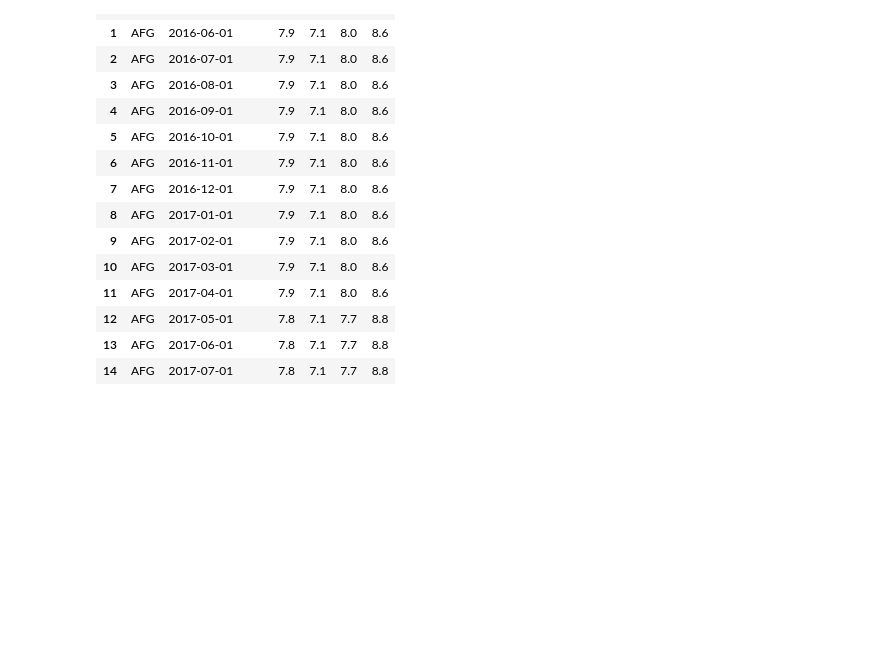
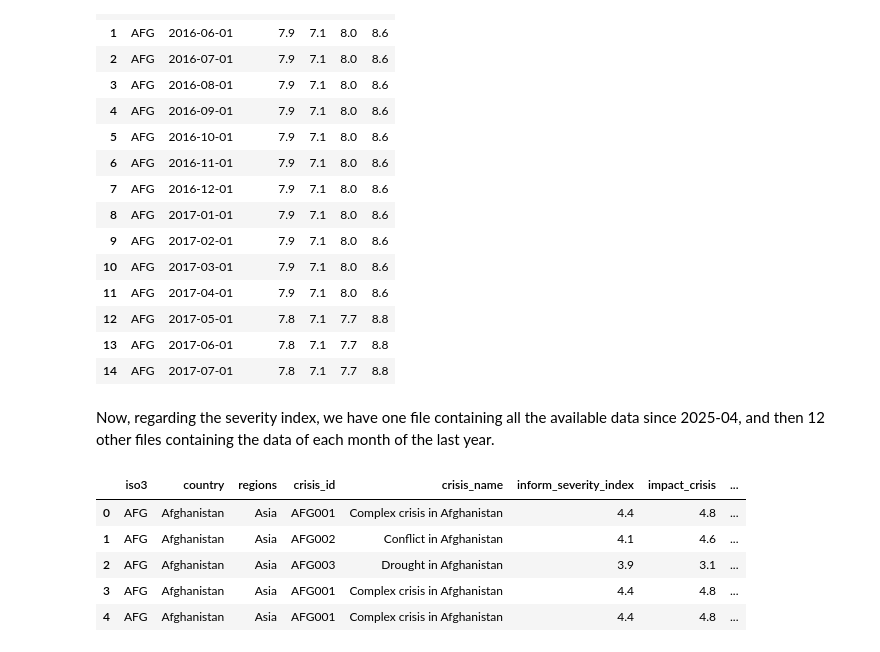
Before and after one commit to gallagelpi/Master_thesis, a Jupyter notebook: pipeline/preprocessing.ipynb, the cells around one changed output. Saved outputs shown, nothing was run; the diff lists cells and outputs as text; code cells hidden in the pictures; blank space fills up the shorter version.

```diff
--- a/pipeline/preprocessing.ipynb
+++ b/pipeline/preprocessing.ipynb
@@ -830,3 +837,5 @@ inform_panel.head(15)
 | 14 | AFG | 2017-07-01 | 7.8 | 7.1 | 7.7 | 8.8 |
 # %%
 inform_panel.to_csv("../data_clean/inform_clean.csv", index=False)
+# %% [markdown]
+Now, regarding the severity index, we have one file containing all the available data since 2025-04, and then 12 other files containing the data of each month of the last year.
@@ -832,0 +844,9 @@ inform_panel.to_csv("../data_clean/inform_clean.csv", index=False)
+# %%
+severity.head()
+# %% [output]
+|  | iso3 | country | regions | crisis_id | crisis_name | inform_severity_index | impact_crisis | ... |
+| 0 | AFG | Afghanistan | Asia | AFG001 | Complex crisis in Afghanistan | 4.4 | 4.8 | ... |
+| 1 | AFG | Afghanistan | Asia | AFG002 | Conflict in Afghanistan | 4.1 | 4.6 | ... |
+| 2 | AFG | Afghanistan | Asia | AFG003 | Drought in Afghanistan | 3.9 | 3.1 | ... |
+| 3 | AFG | Afghanistan | Asia | AFG001 | Complex crisis in Afghanistan | 4.4 | 4.8 | ... |
+| 4 | AFG | Afghanistan | Asia | AFG001 | Complex crisis in Afghanistan | 4.4 | 4.8 | ... |
```
Also changed, not shown: parts of 35 cells of this notebook, 2 other files.
